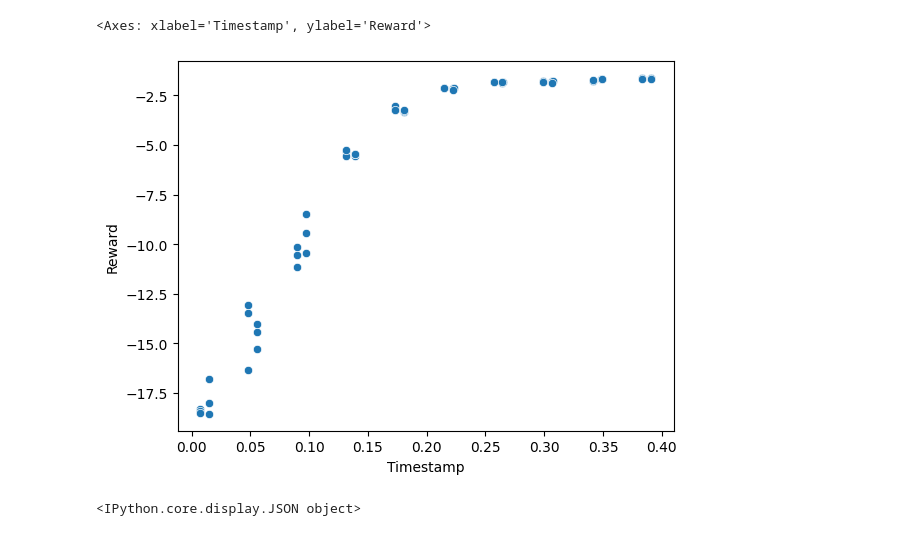
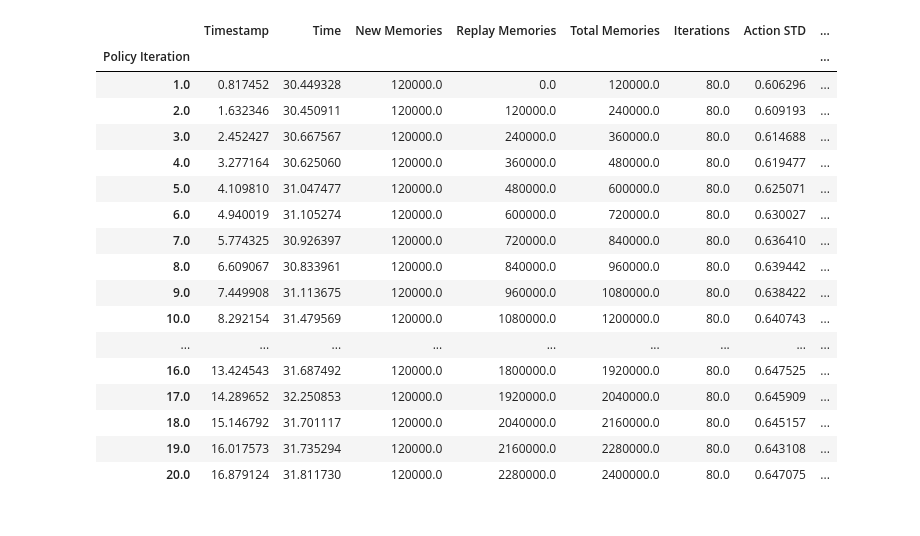
Before and after one commit to Oafish1/CellTRIP, a Jupyter notebook: scripts/runtime.ipynb, the cells around one changed output. Cells and saved outputs as stored; diff of their text form; code cells hidden in the pictures.

```diff
--- a/scripts/runtime.ipynb
+++ b/scripts/runtime.ipynb
@@ -50,10 +33,0 @@ ax.set_yscale('symlog')
-# %%
-sns.scatterplot(df.loc[df['Event Type']=='Rollout'], x='Timestamp', y='Reward')
-# %% [output]
-<Axes: xlabel='Timestamp', ylabel='Reward'>
-[figure, removed]
-# %%
-# TODO: Parse JSON string
-JSON(records)
-# %% [output]
-<IPython.core.display.JSON object>
@@ -59,0 +45,21 @@ JSON(records)
+# %%
+group_policy(event_filter('Update'))
+# %% [output]
+|  | Timestamp | Time | New Memories | Replay Memories | Total Memories | Iterations | Action STD | ... |
+| Policy Iteration |  |  |  |  |  |  |  | ... |
+| 1.0 | 0.817452 | 30.449328 | 120000.0 | 0.0 | 120000.0 | 80.0 | 0.606296 | ... |
+| 2.0 | 1.632346 | 30.450911 | 120000.0 | 120000.0 | 240000.0 | 80.0 | 0.609193 | ... |
+| 3.0 | 2.452427 | 30.667567 | 120000.0 | 240000.0 | 360000.0 | 80.0 | 0.614688 | ... |
+| 4.0 | 3.277164 | 30.625060 | 120000.0 | 360000.0 | 480000.0 | 80.0 | 0.619477 | ... |
+| 5.0 | 4.109810 | 31.047477 | 120000.0 | 480000.0 | 600000.0 | 80.0 | 0.625071 | ... |
+| 6.0 | 4.940019 | 31.105274 | 120000.0 | 600000.0 | 720000.0 | 80.0 | 0.630027 | ... |
+| 7.0 | 5.774325 | 30.926397 | 120000.0 | 720000.0 | 840000.0 | 80.0 | 0.636410 | ... |
+| 8.0 | 6.609067 | 30.833961 | 120000.0 | 840000.0 | 960000.0 | 80.0 | 0.639442 | ... |
+| 9.0 | 7.449908 | 31.113675 | 120000.0 | 960000.0 | 1080000.0 | 80.0 | 0.638422 | ... |
+| 10.0 | 8.292154 | 31.479569 | 120000.0 | 1080000.0 | 1200000.0 | 80.0 | 0.640743 | ... |
+| ... | ... | ... | ... | ... | ... | ... | ... | ... |
+| 16.0 | 13.424543 | 31.687492 | 120000.0 | 1800000.0 | 1920000.0 | 80.0 | 0.647525 | ... |
+| 17.0 | 14.289652 | 32.250853 | 120000.0 | 1920000.0 | 2040000.0 | 80.0 | 0.645909 | ... |
+| 18.0 | 15.146792 | 31.701117 | 120000.0 | 2040000.0 | 2160000.0 | 80.0 | 0.645157 | ... |
+| 19.0 | 16.017573 | 31.735294 | 120000.0 | 2160000.0 | 2280000.0 | 80.0 | 0.643108 | ... |
+| 20.0 | 16.879124 | 31.811730 | 120000.0 | 2280000.0 | 2400000.0 | 80.0 | 0.647075 | ... |
```
Also changed, not shown: parts of 8 cells of this notebook, 13 other files.
